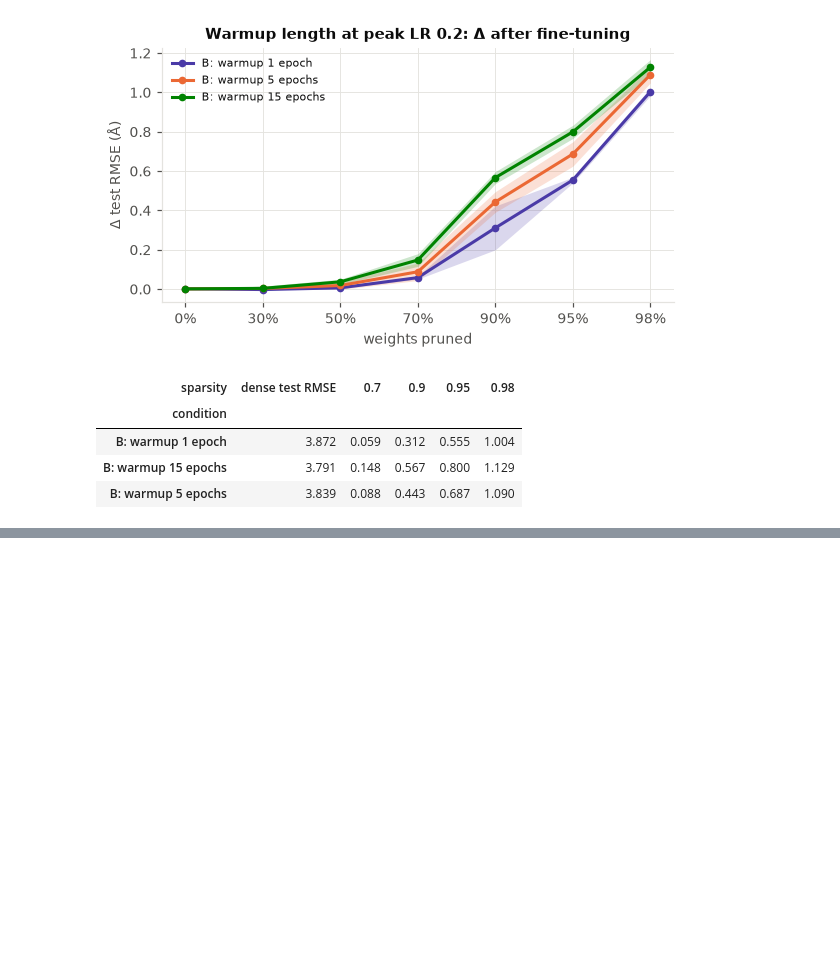
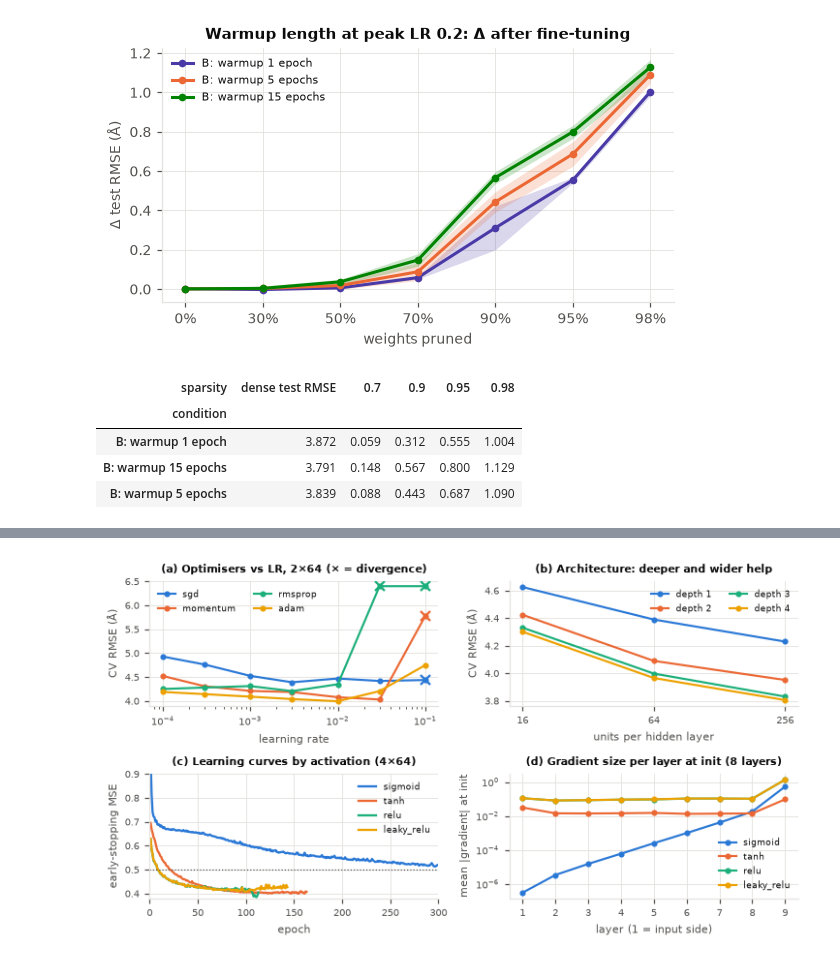
Before and after one commit to kyle-liebenberg/protein_folding_deviation_detection, a Jupyter notebook: notebooks/A1_protein_mlp.ipynb, the cells around one changed output, grey strips where cells are left out. Saved outputs shown, nothing was run; the diff lists cells and outputs as text; code cells hidden in the pictures; blank space fills up the shorter version.

```diff
--- a/notebooks/A1_protein_mlp.ipynb
+++ b/notebooks/A1_protein_mlp.ipynb
@@ -1416,0 +1573,40 @@ robustness (weight concentration, flatter minima) is only explored post-hoc, not
+# %%
+# --- Figure 2: core investigation
+with plt.rc_context(small):
+    fig, axes = plt.subplots(2, 2, figsize=(6.7, 3.7))
+    ax = axes[0, 0]
+    for colour, opt in zip(CATEGORICAL, OPTIMISERS):
+        s = opt_summary.loc[opt]
+        shown = s["rmse"].clip(upper=6.4)
+        ax.plot(s.index, shown, color=colour, marker="o", label=opt)
+        bad = s["diverged_folds"] > 0
+        ax.plot(s.index[bad], shown[bad], "x", color=colour, markersize=6, markeredgewidth=1.5)
+    ax.set(xscale="log", ylim=(3.9, 6.5), xlabel="learning rate", ylabel="CV RMSE (Å)",
+           title="(a) Optimisers vs LR, 2×64 (× = divergence)")
+    ax.legend(ncol=2, loc="upper left")
+
+    ax = axes[0, 1]
+    for colour, d in zip(CATEGORICAL, DEPTHS):
+        ax.plot(WIDTHS, arch_summary.loc[d]["rmse"], color=colour, marker="o", label=f"depth {d}")
+    ax.set_xscale("log", base=2)
+    ax.set_xticks(WIDTHS, [str(w) for w in WIDTHS])
+    ax.set(xlabel="units per hidden layer", ylabel="CV RMSE (Å)", title="(b) Architecture: deeper and wider help")
+    ax.legend(ncol=2, loc="upper right")
+
+    ax = axes[1, 0]
+    plot_curves(ax, act_curves, [f"{a} 4x64" for a in ACTIVATIONS], names={f"{a} 4x64": a for a in ACTIVATIONS})
+    ax.set(ylim=(0.38, 0.9), xlim=(0, 300), title="(c) Learning curves by activation (4×64)")
+    ax.legend()
+
+    ax = axes[1, 1]
+    for colour, a in zip(CATEGORICAL, ACTIVATIONS):
+        profile = gradient_profile(a, 8)
+        ax.plot(range(1, len(profile) + 1), profile, color=colour, marker="o", label=a)
+    ax.set(yscale="log", xlabel="layer (1 = input side)", ylabel="mean |gradient| at init",
+           title="(d) Gradient size per layer at init (8 layers)")
+    ax.legend(loc="lower right")
+    fig.tight_layout()
+    save_report(fig, "fig2_core")
+    plt.show()
+# %% [output]
+[figure, added]
```
Also changed, not shown: parts of 12 cells of this notebook, 18 other files.
